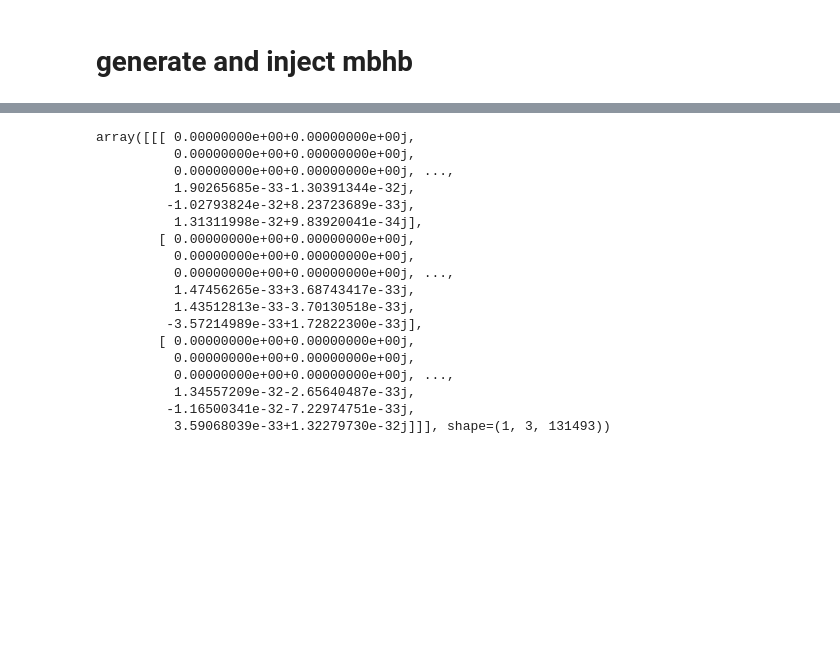
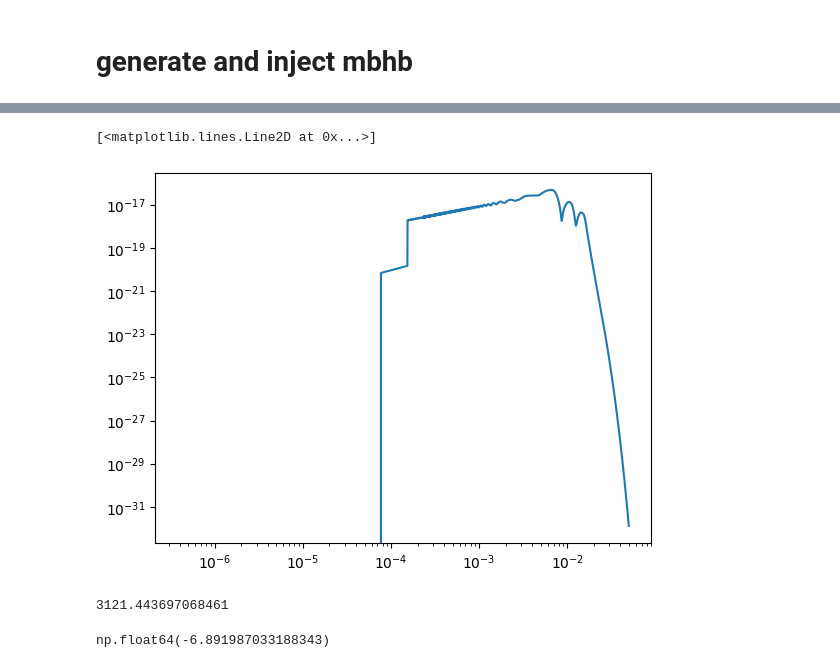
Before and after one commit to rjrosati/mbhb-bias, a Jupyter notebook: mbhb_inject_recover.ipynb, the cells around one changed output, grey strips where cells are left out. Cells and saved outputs as stored; diff of their text form; code cells hidden in the pictures; blank space fills up the shorter version.

```diff
--- a/mbhb_inject_recover.ipynb
+++ b/mbhb_inject_recover.ipynb
@@ -67,7 +96,7 @@ Tobs = N * dt
 
 freqs = np.fft.rfftfreq(N, dt)
 
-tdi_wave_gen = BBHWaveformFD()
+tdi_wave_gen = BBHWaveformFD(response_kwargs={'TDItag':'AET'})
 AET = tdi_wave_gen(
     m1,
     m2,
@@ -89,23 +118,7 @@ AET = tdi_wave_gen(
     freqs=freqs
 )
 # %%
-AET
+plt.loglog(freqs, np.abs(AET[0,0,:]))
 # %% [output]
-array([[[ 0.00000000e+00+0.00000000e+00j,
-          0.00000000e+00+0.00000000e+00j,
-          0.00000000e+00+0.00000000e+00j, ...,
-          1.90265685e-33-1.30391344e-32j,
-         -1.02793824e-32+8.23723689e-33j,
-          1.31311998e-32+9.83920041e-34j],
-        [ 0.00000000e+00+0.00000000e+00j,
-          0.00000000e+00+0.00000000e+00j,
-          0.00000000e+00+0.00000000e+00j, ...,
-          1.47456265e-33+3.68743417e-33j,
-          1.43512813e-33-3.70130518e-33j,
-         -3.57214989e-33+1.72822300e-33j],
-        [ 0.00000000e+00+0.00000000e+00j,
-          0.00000000e+00+0.00000000e+00j,
-          0.00000000e+00+0.00000000e+00j, ...,
-          1.34557209e-32-2.65640487e-33j,
-         -1.16500341e-32-7.22974751e-33j,
-          3.59068039e-33+1.32279730e-32j]]], shape=(1, 3, 131493))
+[<matplotlib.lines.Line2D at 0x...>]
+[figure, added]
@@ -111,0 +136,32 @@ array([[[ 0.00000000e+00+0.00000000e+00j,
+# %%
+analysis = AnalysisContainer(data, sens_mat, signal_gen=wrap)
+analysis.snr()
+# %% [output]
+3121.443697068461
+# %%
+analysis.calculate_signal_likelihood(
+    m1 * 1.0001,
+    m2,
+    chi1,
+    chi2,
+    dist,
+    phi_ref,
+    f_ref,
+    inc,
+    lam,
+    beta,
+    psi,
+    t_ref,
+    waveform_kwargs=dict(
+        length=1024,
+        combine=False,  # TODO: check this
+        direct=False,
+        fill=True,
+        squeeze=True,
+        freqs=freqs
+    ),
+    source_only=True
+    # data_arr_kwargs=dict(f_arr=freqs)
+)
+# %% [output]
+np.float64(-6.891987033188343)
```
Also changed, not shown: parts of 16 cells of this notebook, 5 other files.
